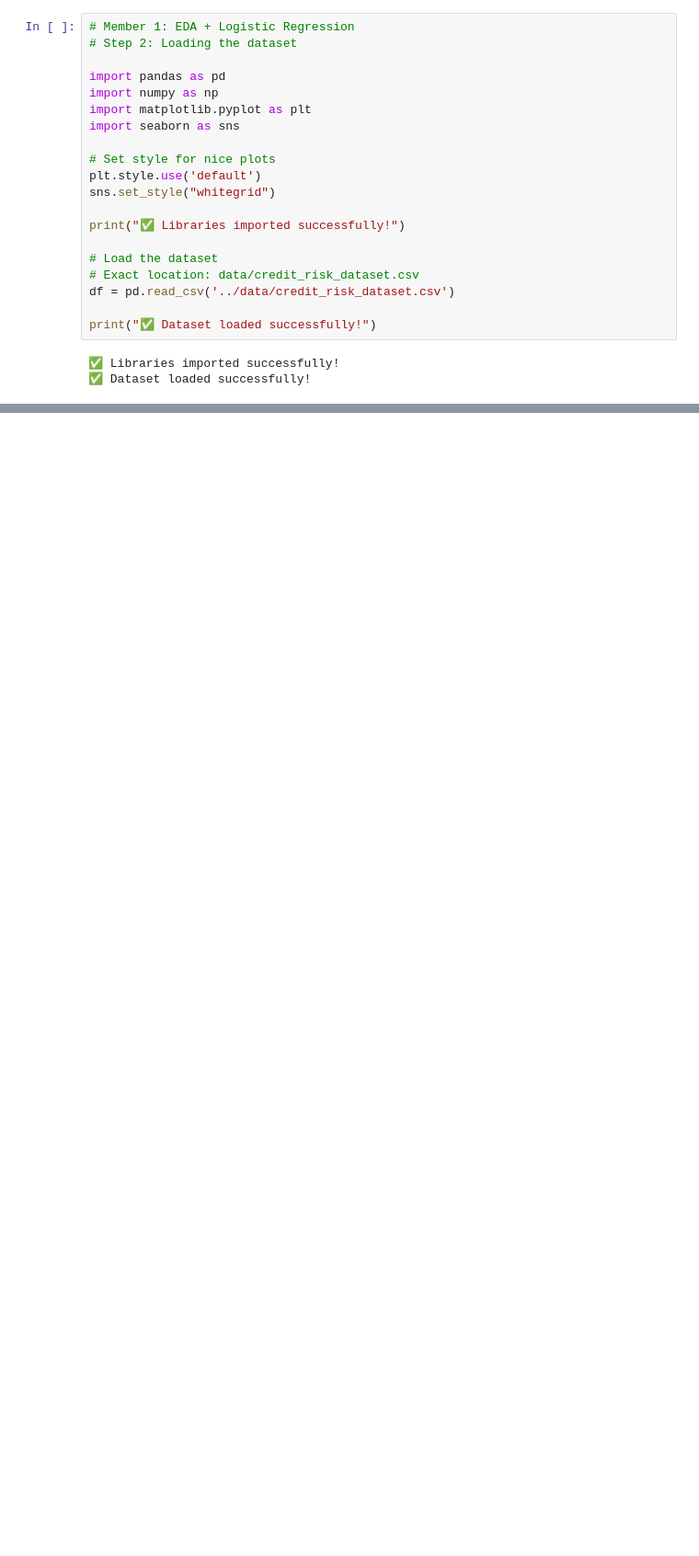
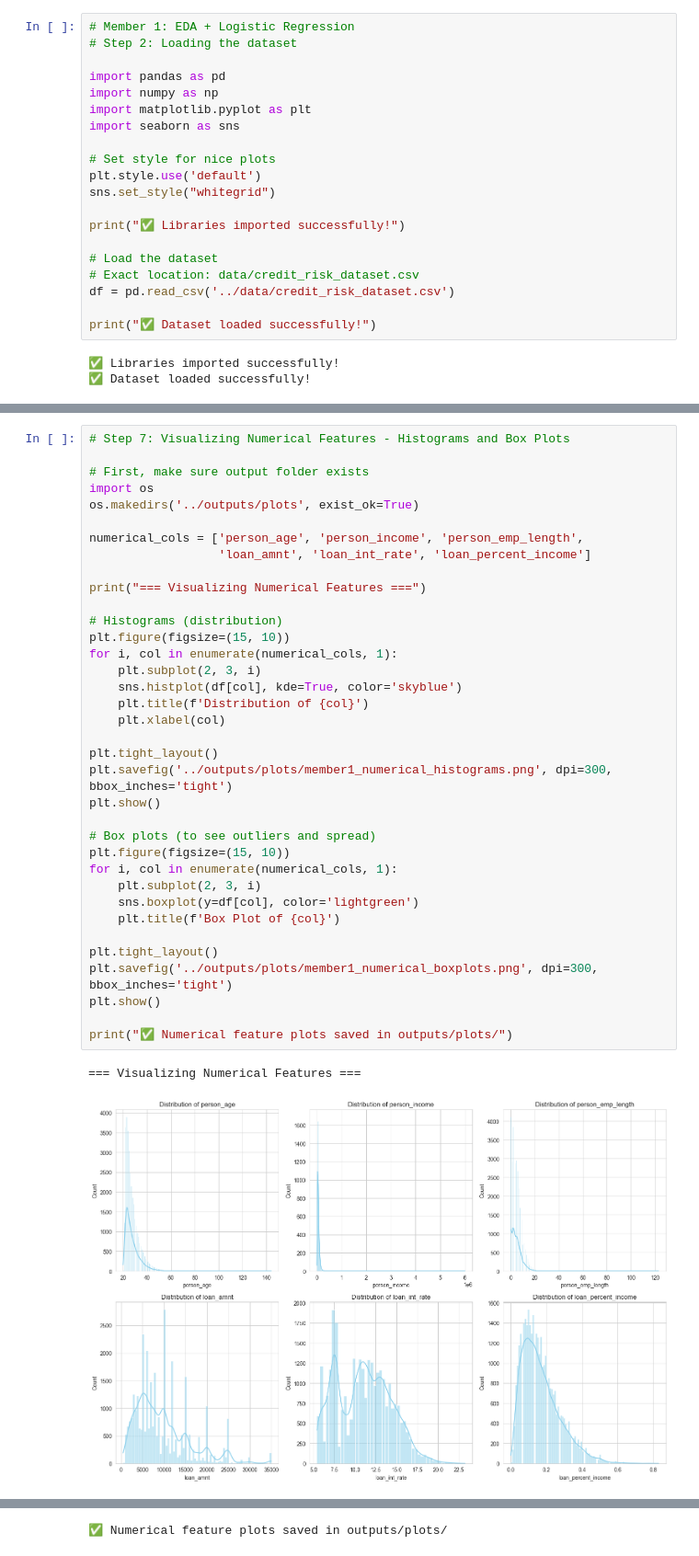
Before and after one commit to coonghe03/Loan-Default-Prediction-System, a Jupyter notebook: notebooks/member1_eda_logistic.ipynb, the cells around one changed output, grey strips where cells are left out. Shown at 92% size. Drawn from its saved outputs; the diff is of its cells as text; blank space fills up the shorter version.

```diff
--- a/notebooks/member1_eda_logistic.ipynb
+++ b/notebooks/member1_eda_logistic.ipynb
@@ -62,0 +193,39 @@ Number of columns (features): 12
+# %%
+# Step 7: Visualizing Numerical Features - Histograms and Box Plots
+
+# First, make sure output folder exists
+import os
+os.makedirs('../outputs/plots', exist_ok=True)
+
+numerical_cols = ['person_age', 'person_income', 'person_emp_length',
+                  'loan_amnt', 'loan_int_rate', 'loan_percent_income']
+
+print("=== Visualizing Numerical Features ===")
+
+# Histograms (distribution)
+plt.figure(figsize=(15, 10))
+for i, col in enumerate(numerical_cols, 1):
+    plt.subplot(2, 3, i)
+    sns.histplot(df[col], kde=True, color='skyblue')
+    plt.title(f'Distribution of {col}')
+    plt.xlabel(col)
+
+plt.tight_layout()
+plt.savefig('../outputs/plots/member1_numerical_histograms.png', dpi=300, bbox_inches='tight')
+plt.show()
+
+# Box plots (to see outliers and spread)
+plt.figure(figsize=(15, 10))
+for i, col in enumerate(numerical_cols, 1):
+    plt.subplot(2, 3, i)
+    sns.boxplot(y=df[col], color='lightgreen')
+    plt.title(f'Box Plot of {col}')
+
+plt.tight_layout()
+plt.savefig('../outputs/plots/member1_numerical_boxplots.png', dpi=300, bbox_inches='tight')
+plt.show()
+
+print("✅ Numerical feature plots saved in outputs/plots/")
+# %% [output]
+=== Visualizing Numerical Features ===
+[figure, added]
@@ -62,0 +233 @@ Number of columns (features): 12
+✅ Numerical feature plots saved in outputs/plots/
```
Also changed, not shown: parts of 5 cells of this notebook.
